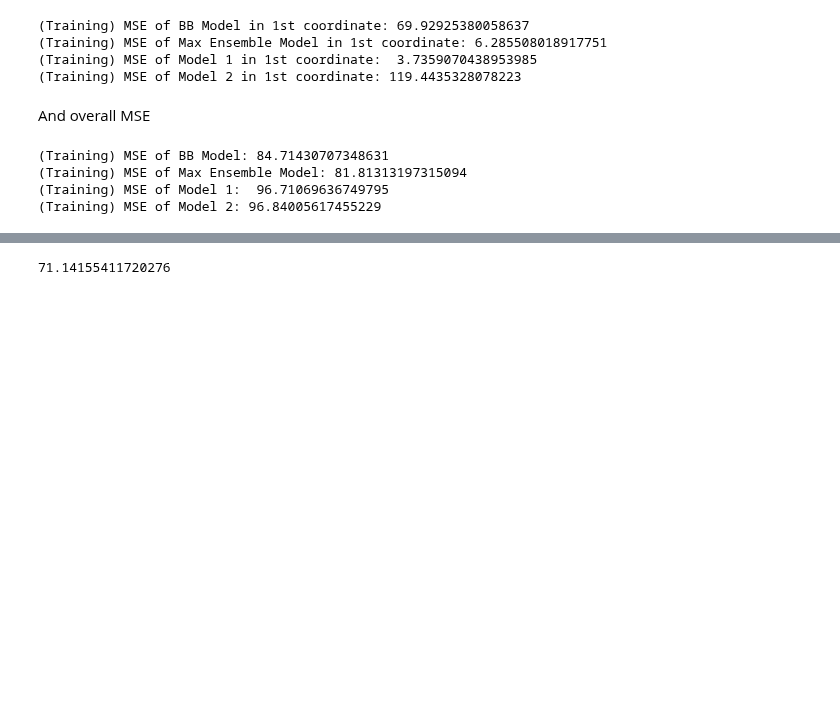
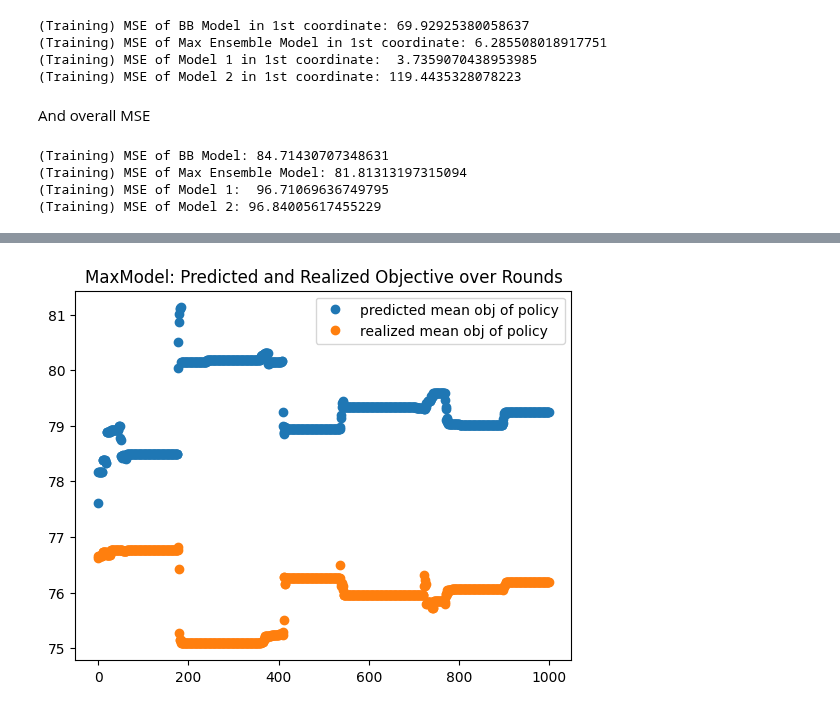
Before and after one commit to globusharris/ensembling-constrained-optimization, a Jupyter notebook: experiments/options-experiments.ipynb, the cells around one changed output, grey strips where cells are left out. Drawn from its saved outputs; the diff is of its cells as text; code cells hidden in the pictures; blank space fills up the shorter version.

```diff
--- a/experiments/options-experiments.ipynb
+++ b/experiments/options-experiments.ipynb
@@ -315,4 +290,18 @@ i 13000
-# %%
-elapsed_time
-# %% [output]
-71.14155411720276
+# %%
+# predicted objective of each point per round
+# pred_rev = [np.einsum('ij,ij->i', maxModel.meta_model_pred_by_round[i], maxModel.meta_policy_choice_by_round[i]) for i in range(len(maxModel.predictions_by_round ))] #fancy vectorized row-wise dot product
+pred_rev = [np.einsum('ij,ij->i', maxModel.meta_model_pred_by_round[i], maxModel.meta_policy_choice_by_round[i]) for i in range( 1000 )] #fancy vectorized row-wise dot product
+# realized objective
+# true_rev = [np.einsum('ij,ij->i', Y_train, maxModel.meta_policy_choice_by_round[i]) for i in range(len(maxModel.predictions_by_round ))]
+true_rev = [np.einsum('ij,ij->i', Y_train, maxModel.meta_policy_choice_by_round[i]) for i in range( 1000 )]
+
+
+# plt.plot(range(len(maxModel.predictions_by_round)), np.mean(pred_rev, axis=1), 'o', label="predicted mean obj of policy")
+plt.plot(range( 1000 ), np.mean(pred_rev, axis=1), 'o', label="predicted mean obj of policy")
+# plt.plot(range(len(maxModel.predictions_by_round)), np.mean(true_rev, axis=1), 'o', label="realized mean obj of policy")
+plt.plot(range( 1000 ), np.mean(true_rev, axis=1), 'o', label="realized mean obj of policy")
+plt.legend()
+plt.title("MaxModel: Predicted and Realized Objective over Rounds")
+plt.savefig("options, one target per option, eight models, LinearMin policy, init models are decision trees on one target and label mean on rest 7")
+# %% [output]
+[figure, added]
```
Also changed, not shown: parts of 30 cells of this notebook.
